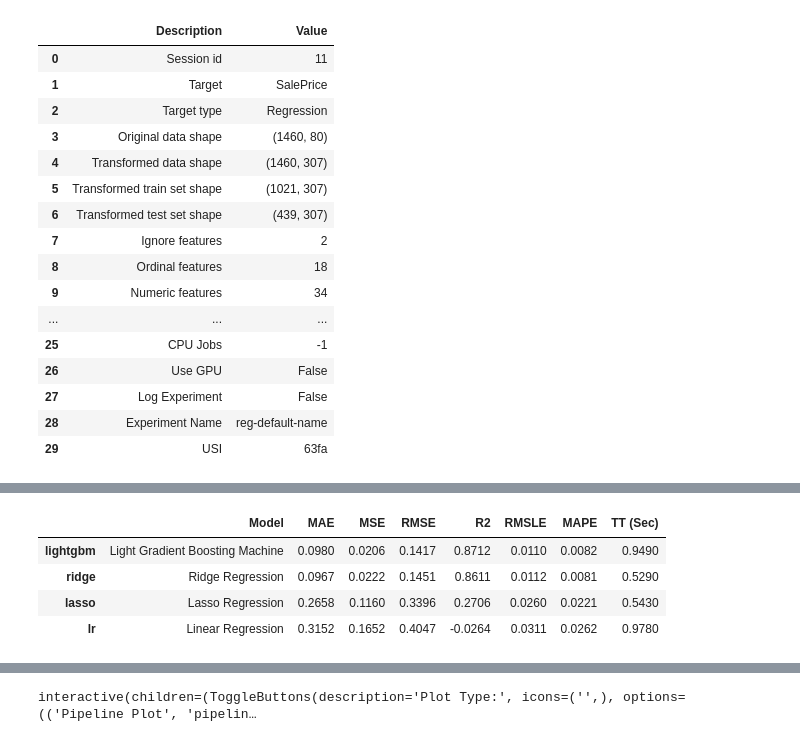
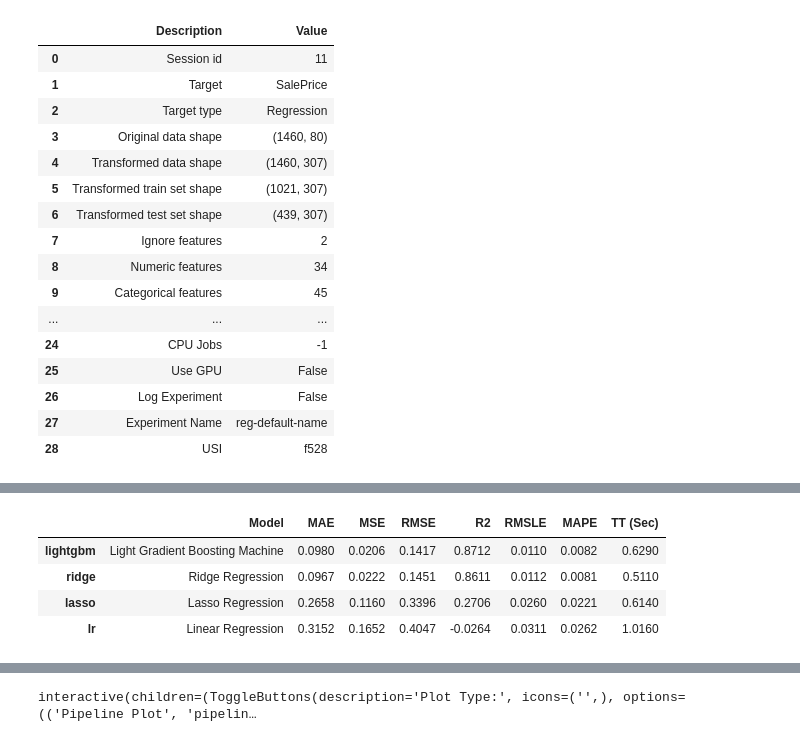
Before and after one commit to StDevon/house-prices-regression, a Jupyter notebook: pycaret.ipynb, the cells around one changed output, grey strips where cells are left out. Drawn from its saved outputs; the diff is of its cells as text; code cells hidden in the pictures.

```diff
--- a/pycaret.ipynb
+++ b/pycaret.ipynb
@@ -52,45 +52,45 @@ ordinal_col = list(ordinal_col_info.keys())
 # %%
 s = setup(data = df,
            target = 'SalePrice',
            ignore_features = 'Id',
            numeric_imputation = 'knn',
-           ordinal_features=ordinal_col_info,
+        #    ordinal_features=ordinal_col_info,
            normalize = True,
            normalize_method='robust',
            transformation = True,
            transform_target = True,
            session_id = 11,
            fold= 10
            )
 
 # best = compare_models()
 best = compare_models(include = ['lr', 'lasso', 'ridge', 'gbr', 'lightgbm', 'rf'], sort = 'R2')
 
 # print(best)
 # %% [output]
 |  | Description | Value |
 | 0 | Session id | 11 |
 | 1 | Target | SalePrice |
 | 2 | Target type | Regression |
 | 3 | Original data shape | (1460, 80) |
 | 4 | Transformed data shape | (1460, 307) |
 | 5 | Transformed train set shape | (1021, 307) |
 | 6 | Transformed test set shape | (439, 307) |
 | 7 | Ignore features | 2 |
-| 8 | Ordinal features | 18 |
-| 9 | Numeric features | 34 |
+| 8 | Numeric features | 34 |
+| 9 | Categorical features | 45 |
 | ... | ... | ... |
-| 25 | CPU Jobs | -1 |
-| 26 | Use GPU | False |
-| 27 | Log Experiment | False |
-| 28 | Experiment Name | reg-default-name |
-| 29 | USI | 63fa |
+| 24 | CPU Jobs | -1 |
+| 25 | Use GPU | False |
+| 26 | Log Experiment | False |
+| 27 | Experiment Name | reg-default-name |
+| 28 | USI | f528 |
 [interactive output not drawn]
 |  | Model | MAE | MSE | RMSE | R2 | RMSLE | MAPE | TT (Sec) |
-| lightgbm | Light Gradient Boosting Machine | 0.0980 | 0.0206 | 0.1417 | 0.8712 | 0.0110 | 0.0082 | 0.9490 |
-| ridge | Ridge Regression | 0.0967 | 0.0222 | 0.1451 | 0.8611 | 0.0112 | 0.0081 | 0.5290 |
-| lasso | Lasso Regression | 0.2658 | 0.1160 | 0.3396 | 0.2706 | 0.0260 | 0.0221 | 0.5430 |
-| lr | Linear Regression | 0.3152 | 0.1652 | 0.4047 | -0.0264 | 0.0311 | 0.0262 | 0.9780 |
+| lightgbm | Light Gradient Boosting Machine | 0.0980 | 0.0206 | 0.1417 | 0.8712 | 0.0110 | 0.0082 | 0.6290 |
+| ridge | Ridge Regression | 0.0967 | 0.0222 | 0.1451 | 0.8611 | 0.0112 | 0.0081 | 0.5110 |
+| lasso | Lasso Regression | 0.2658 | 0.1160 | 0.3396 | 0.2706 | 0.0260 | 0.0221 | 0.6140 |
+| lr | Linear Regression | 0.3152 | 0.1652 | 0.4047 | -0.0264 | 0.0311 | 0.0262 | 1.0160 |
 [interactive output not drawn]
 # %%
 evaluate_model(best)
```
Also changed, not shown: 3 other files.
